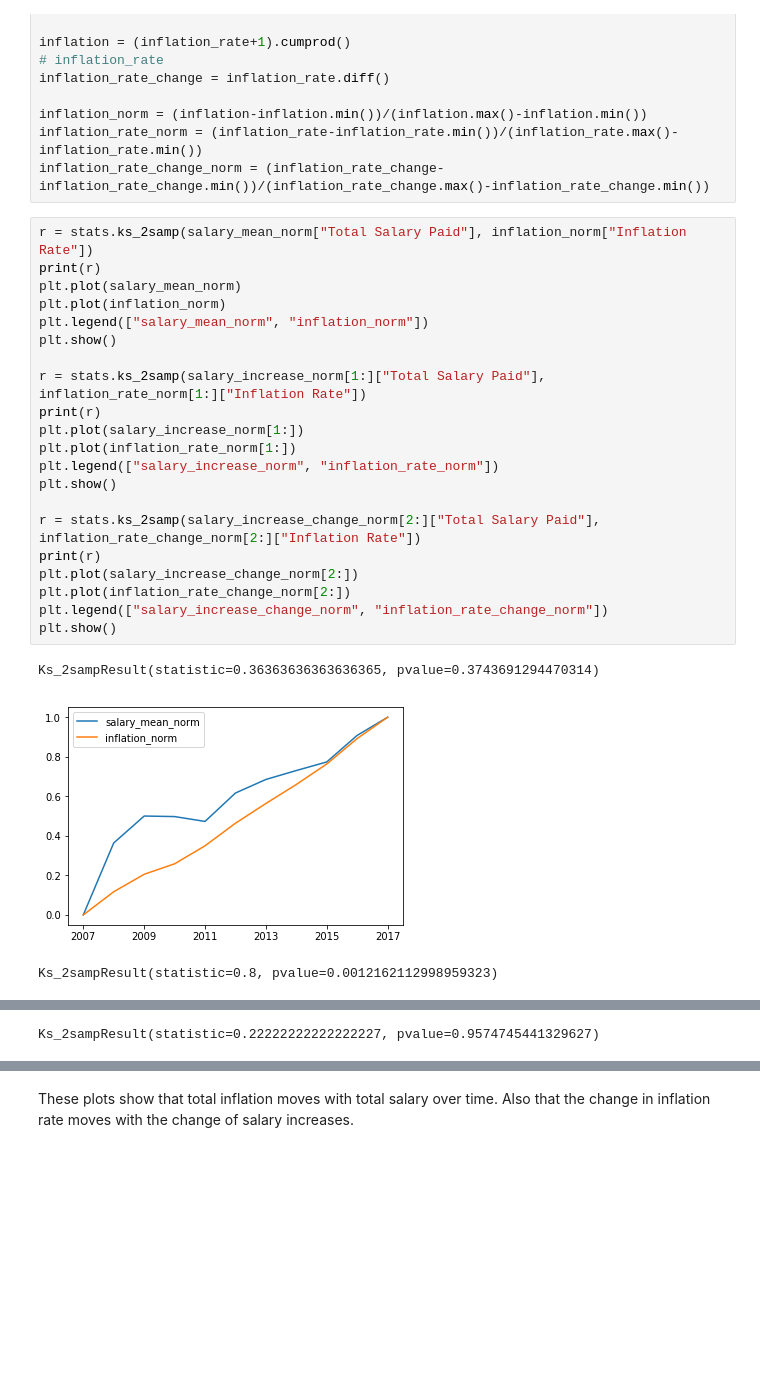
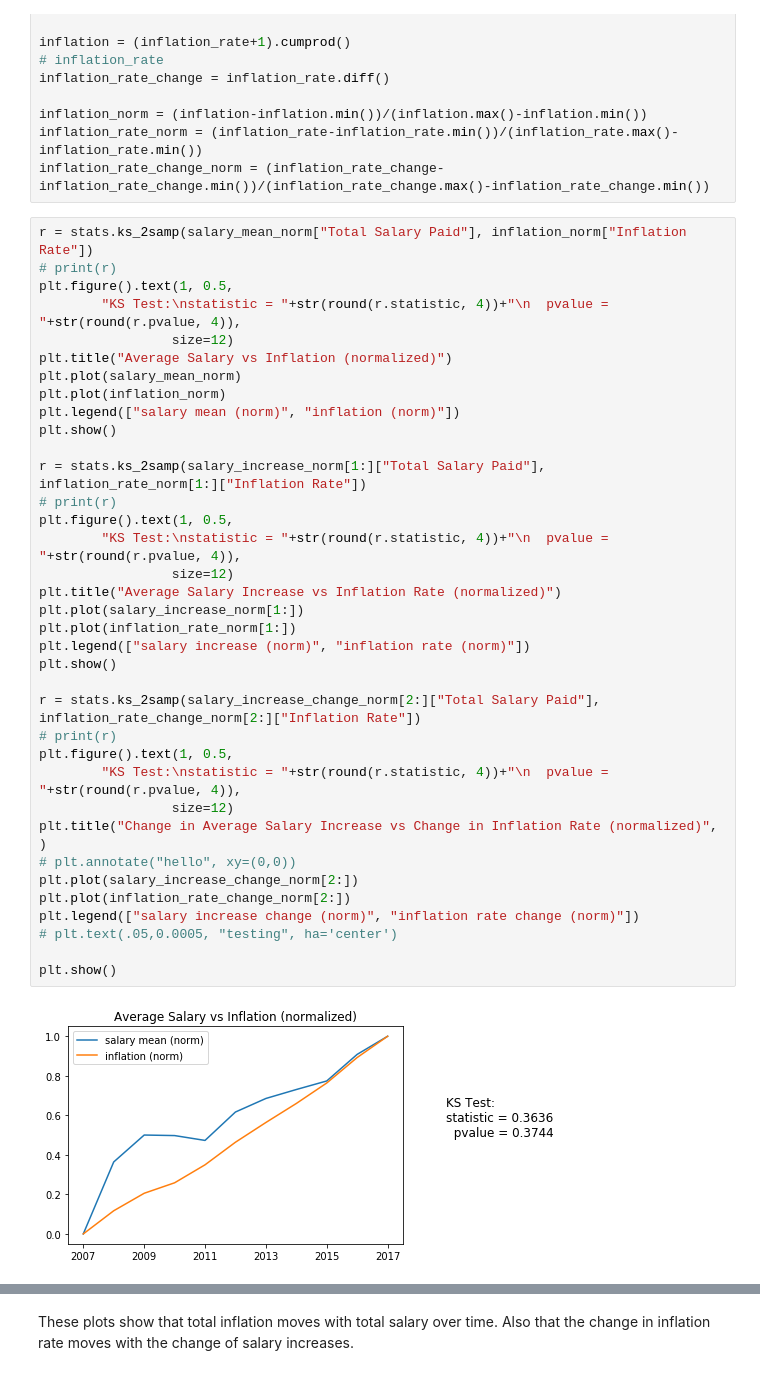
Before and after one commit to iopoi/iowa_state_employee_analysis-, a Jupyter notebook: Explore Events.ipynb, the cells around one changed output, grey strips where cells are left out. Cells and saved outputs as stored; diff of their text form; blank space fills up the shorter version.

```diff
--- a/Explore Events.ipynb
+++ b/Explore Events.ipynb
@@ -139,26 +144,39 @@ inflation_rate_norm = (inflation_rate-inflation_rate.min())/(inflation_rate.max(
 inflation_rate_change_norm = (inflation_rate_change-inflation_rate_change.min())/(inflation_rate_change.max()-inflation_rate_change.min())
 # %%
 r = stats.ks_2samp(salary_mean_norm["Total Salary Paid"], inflation_norm["Inflation Rate"])
-print(r)
+# print(r)
+plt.figure().text(1, 0.5,
+        "KS Test:\nstatistic = "+str(round(r.statistic, 4))+"\n  pvalue = "+str(round(r.pvalue, 4)),
+                 size=12)
+plt.title("Average Salary vs Inflation (normalized)")
 plt.plot(salary_mean_norm)
 plt.plot(inflation_norm)
-plt.legend(["salary_mean_norm", "inflation_norm"])
+plt.legend(["salary mean (norm)", "inflation (norm)"])
 plt.show()
 
 r = stats.ks_2samp(salary_increase_norm[1:]["Total Salary Paid"], inflation_rate_norm[1:]["Inflation Rate"])
-print(r)
+# print(r)
+plt.figure().text(1, 0.5,
+        "KS Test:\nstatistic = "+str(round(r.statistic, 4))+"\n  pvalue = "+str(round(r.pvalue, 4)),
+                 size=12)
+plt.title("Average Salary Increase vs Inflation Rate (normalized)")
 plt.plot(salary_increase_norm[1:])
 plt.plot(inflation_rate_norm[1:])
-plt.legend(["salary_increase_norm", "inflation_rate_norm"])
+plt.legend(["salary increase (norm)", "inflation rate (norm)"])
 plt.show()
 
 r = stats.ks_2samp(salary_increase_change_norm[2:]["Total Salary Paid"], inflation_rate_change_norm[2:]["Inflation Rate"])
-print(r)
+# print(r)
+plt.figure().text(1, 0.5,
+        "KS Test:\nstatistic = "+str(round(r.statistic, 4))+"\n  pvalue = "+str(round(r.pvalue, 4)),
+                 size=12)
+plt.title("Change in Average Salary Increase vs Change in Inflation Rate (normalized)", )
+# plt.annotate("hello", xy=(0,0))
 plt.plot(salary_increase_change_norm[2:])
 plt.plot(inflation_rate_change_norm[2:])
-plt.legend(["salary_increase_change_norm", "inflation_rate_change_norm"])
+plt.legend(["salary increase change (norm)", "inflation rate change (norm)"])
+# plt.text(.05,0.0005, "testing", ha='center')
+
 plt.show()
 # %% [output]
-Ks_2sampResult(statistic=0.36363636363636365, pvalue=0.3743691294470314)
-[figure, old version]
+[figure, new version]
-Ks_2sampResult(statistic=0.8, pvalue=0.0012162112998959323)
@@ -166 +183,0 @@ Ks_2sampResult(statistic=0.8, pvalue=0.0012162112998959323)
-Ks_2sampResult(statistic=0.22222222222222227, pvalue=0.9574745441329627)
```
Also changed, not shown: parts of 69 cells of this notebook, 1 other file.
